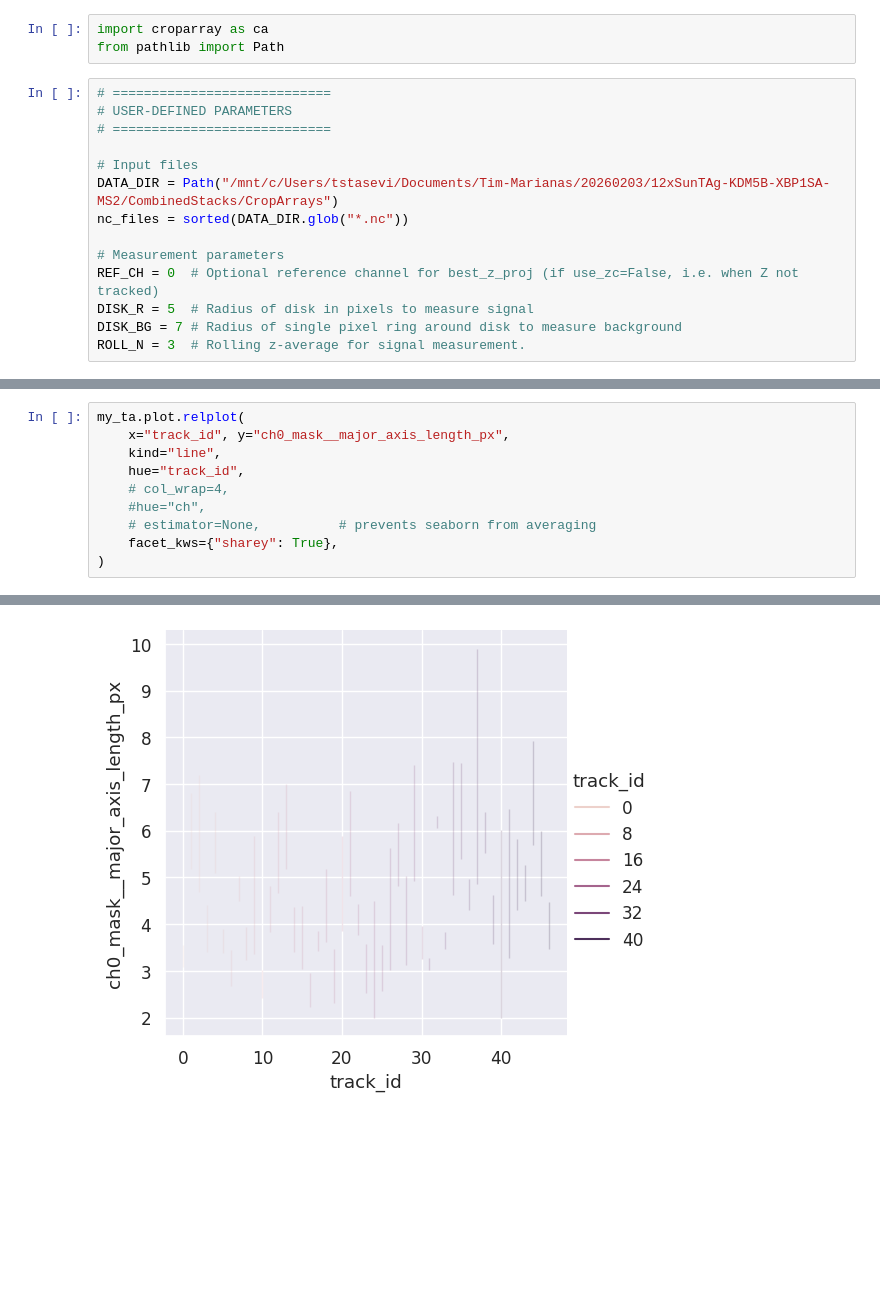
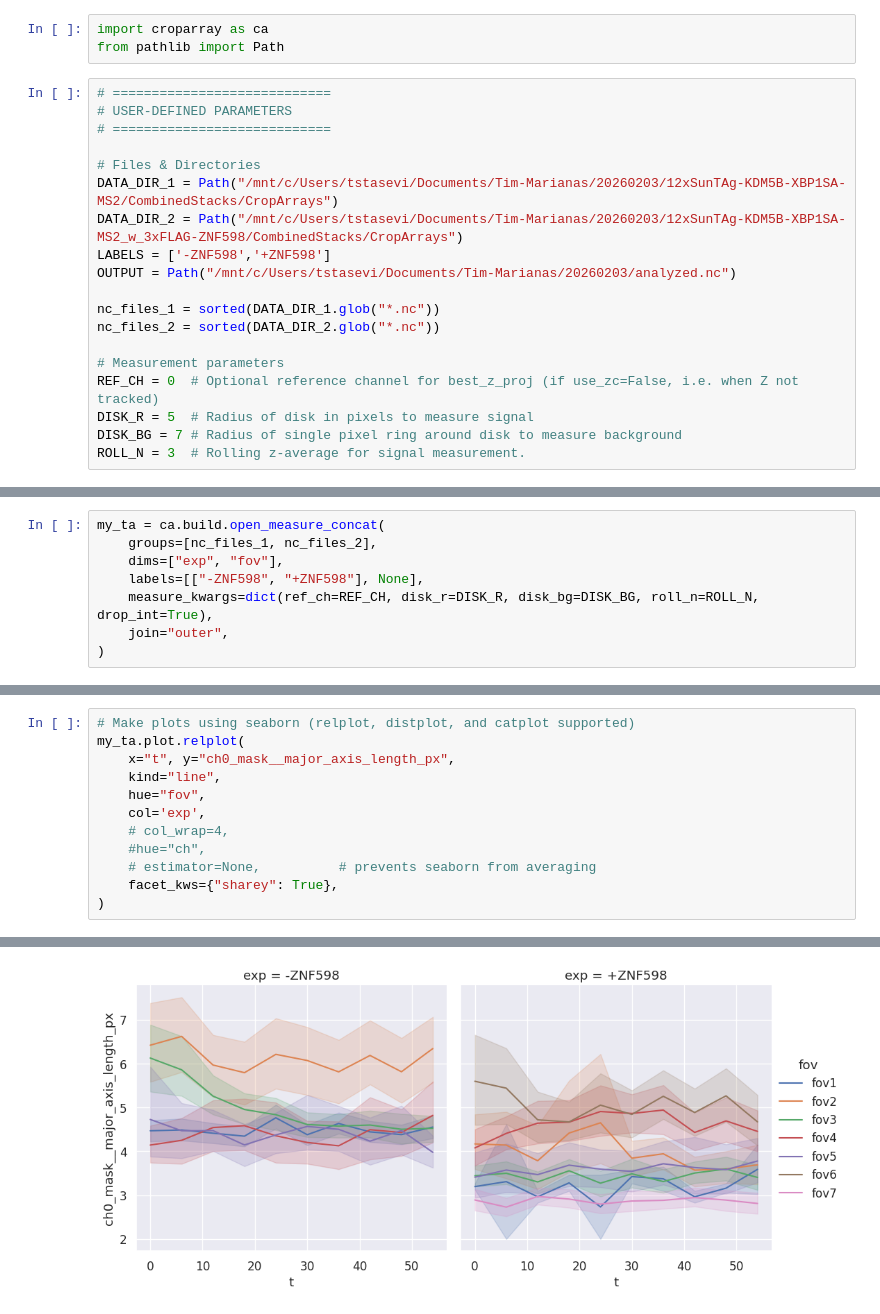
Before and after one commit to timstasevich/croparray, a Jupyter notebook: notebooks/AnalyzeTrackArrays.ipynb, the cells around one changed output, grey strips where cells are left out. Cells and saved outputs as stored; diff of their text form; blank space fills up the shorter version.

```diff
--- a/notebooks/AnalyzeTrackArrays.ipynb
+++ b/notebooks/AnalyzeTrackArrays.ipynb
@@ -8,9 +10,14 @@ from pathlib import Path
 # USER-DEFINED PARAMETERS
 # ============================
 
-# Input files
-DATA_DIR = Path("/mnt/c/Users/tstasevi/Documents/Tim-Marianas/20260203/12xSunTAg-KDM5B-XBP1SA-MS2/CombinedStacks/CropArrays")
-nc_files = sorted(DATA_DIR.glob("*.nc"))
+# Files & Directories
+DATA_DIR_1 = Path("/mnt/c/Users/tstasevi/Documents/Tim-Marianas/20260203/12xSunTAg-KDM5B-XBP1SA-MS2/CombinedStacks/CropArrays")
+DATA_DIR_2 = Path("/mnt/c/Users/tstasevi/Documents/Tim-Marianas/20260203/12xSunTAg-KDM5B-XBP1SA-MS2_w_3xFLAG-ZNF598/CombinedStacks/CropArrays")
+LABELS = ['-ZNF598','+ZNF598']
+OUTPUT = Path("/mnt/c/Users/tstasevi/Documents/Tim-Marianas/20260203/analyzed.nc")
+
+nc_files_1 = sorted(DATA_DIR_1.glob("*.nc"))
+nc_files_2 = sorted(DATA_DIR_2.glob("*.nc"))
 
 # Measurement parameters
 REF_CH = 0  # Optional reference channel for best_z_proj (if use_zc=False, i.e. when Z not tracked)
@@ -45,0 +27,8 @@ Attributes:
+# %%
+my_ta = ca.build.open_measure_concat(
+    groups=[nc_files_1, nc_files_2],
+    dims=["exp", "fov"],
+    labels=[["-ZNF598", "+ZNF598"], None],
+    measure_kwargs=dict(ref_ch=REF_CH, disk_r=DISK_R, disk_bg=DISK_BG, roll_n=ROLL_N, drop_int=True),
+    join="outer",
+)
@@ -56,13 +78,15 @@ my_ta.tplot.plot_track_signal_traces(track_ids=[3],figsize=(9,3))
 # %%
+# Make plots using seaborn (relplot, distplot, and catplot supported)
 my_ta.plot.relplot(
-    x="track_id", y="ch0_mask__major_axis_length_px",
+    x="t", y="ch0_mask__major_axis_length_px",
     kind="line",
-    hue="track_id",
+    hue="fov",
+    col='exp',
     # col_wrap=4,
     #hue="ch",
     # estimator=None,          # prevents seaborn from averaging
     facet_kws={"sharey": True},
 )
 # %% [output]
 <seaborn.axisgrid.FacetGrid at 0x...>
-[figure, old version]
+[figure, new version]
```
Also changed, not shown: parts of 20 cells of this notebook, 6 other files.
